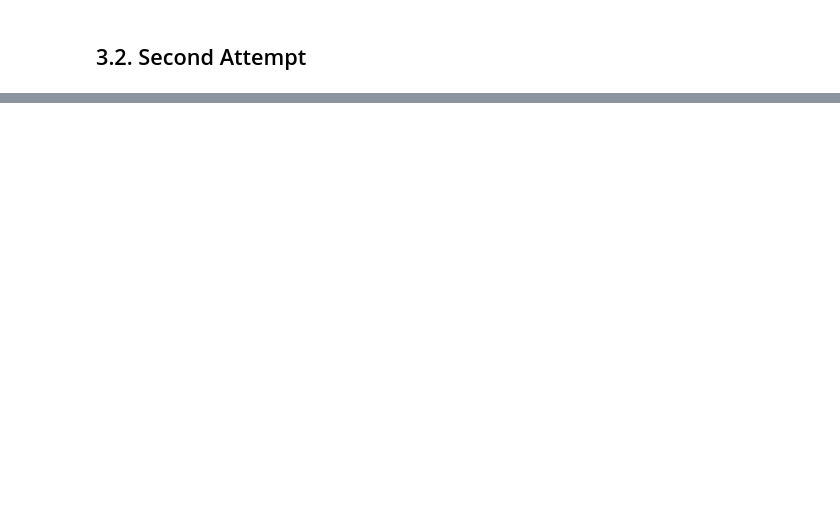
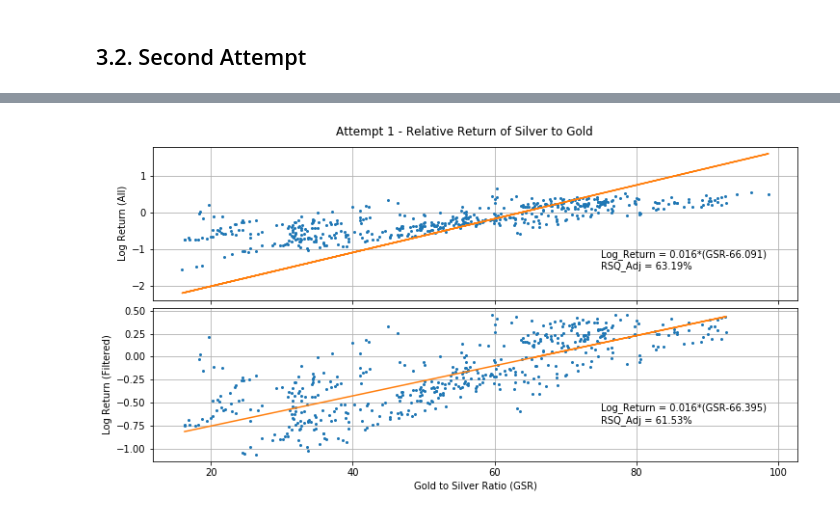
Before and after one commit to magnus-chen/investment-analysis, a Jupyter notebook: 02_Precious_Metal.ipynb, the cells around one changed output, grey strips where cells are left out. Cells and saved outputs as stored; diff of their text form; code cells hidden in the pictures; blank space fills up the shorter version.

```diff
--- a/02_Precious_Metal.ipynb
+++ b/02_Precious_Metal.ipynb
@@ -192,0 +249,21 @@ plt.show()
+# %%
+# Take out observations within 1% of either tails
+filt_alpha = 0.01
+filt_cond = ( gs_log_return_df.log_return_rel <= np.percentile(gs_log_return_df.log_return_rel, (1-filt_alpha)*100) ) &\
+            ( gs_log_return_df.log_return_rel >= np.percentile(gs_log_return_df.log_return_rel, filt_alpha*100))
+gs_log_return_df2 = gs_log_return_df[filt_cond]
+
+# Here x is GSR and y is the relative return
+X2 = gs_log_return_df2['GSR_start']
+Y2 = gs_log_return_df2['log_return_rel']
+
+# Fit the line regression model
+model2 = sm.OLS(Y2, sm.add_constant(X2))
+results2 = model2.fit()
+print(results2.summary())
+
+# Prepare result text
+ax2_text = "Log_Return = {:.3f}*(GSR{:.3f})\nRSQ_Adj = {:.2f}%" \
+            .format(results2.params.GSR_start, results2.params.const/results2.params.GSR_start,
+                    results2.rsquared_adj*100)
+print(ax2_text)
@@ -192,0 +288,22 @@ plt.show()
+# %%
+fig, (ax1, ax2) = plt.subplots(2, 1, figsize=(12, 6), sharex=True)
+
+# Percentage return
+ax1.plot(X1b, Y1b, 'o', markersize=2)
+ax1.plot(X1b, results1.params.GSR_start * X1 + results1.params.const)
+ax1.set_ylabel('Log Return (All)')
+ax1.text(75, -1, ax1b_text, verticalalignment="top")
+ax1.grid()
+
+# Log return
+ax2.plot(X2, Y2, 'o', markersize=2)
+ax2.plot(X2, results1b.params.GSR_start * X2 + results1b.params.const)
+ax2.set_xlabel('Gold to Silver Ratio (GSR)'), ax2.set_ylabel('Log Return (Filtered)')
+ax2.text(75, -0.5, ax2_text, verticalalignment="top")
+ax2.grid()
+
+fig.suptitle("Attempt 1 - Relative Return of Silver to Gold", y=0.93)
+plt.subplots_adjust(hspace=.05)
+plt.show()
+# %% [output]
+[figure, added]
```
Also changed, not shown: parts of 23 cells of this notebook.
